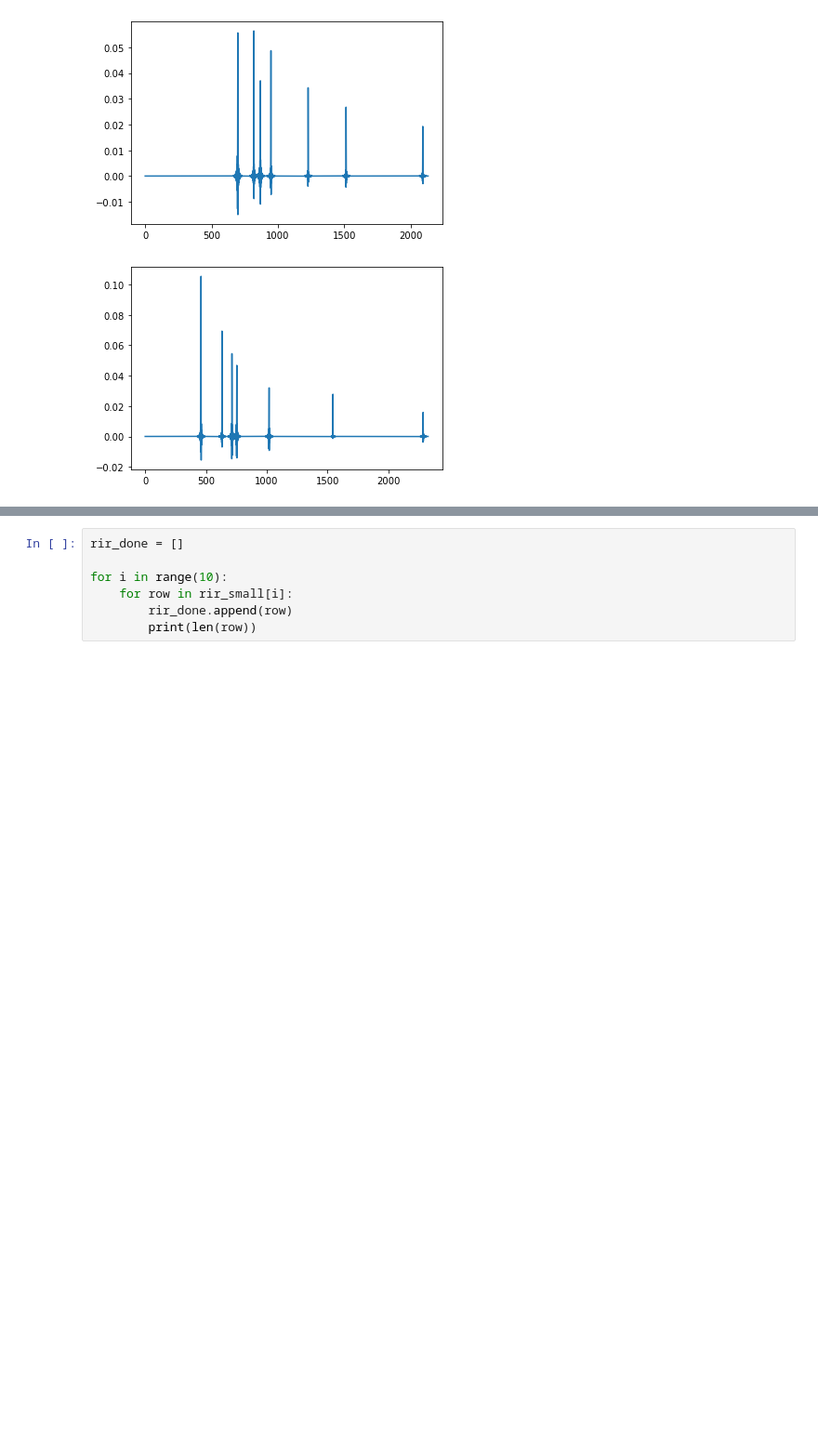
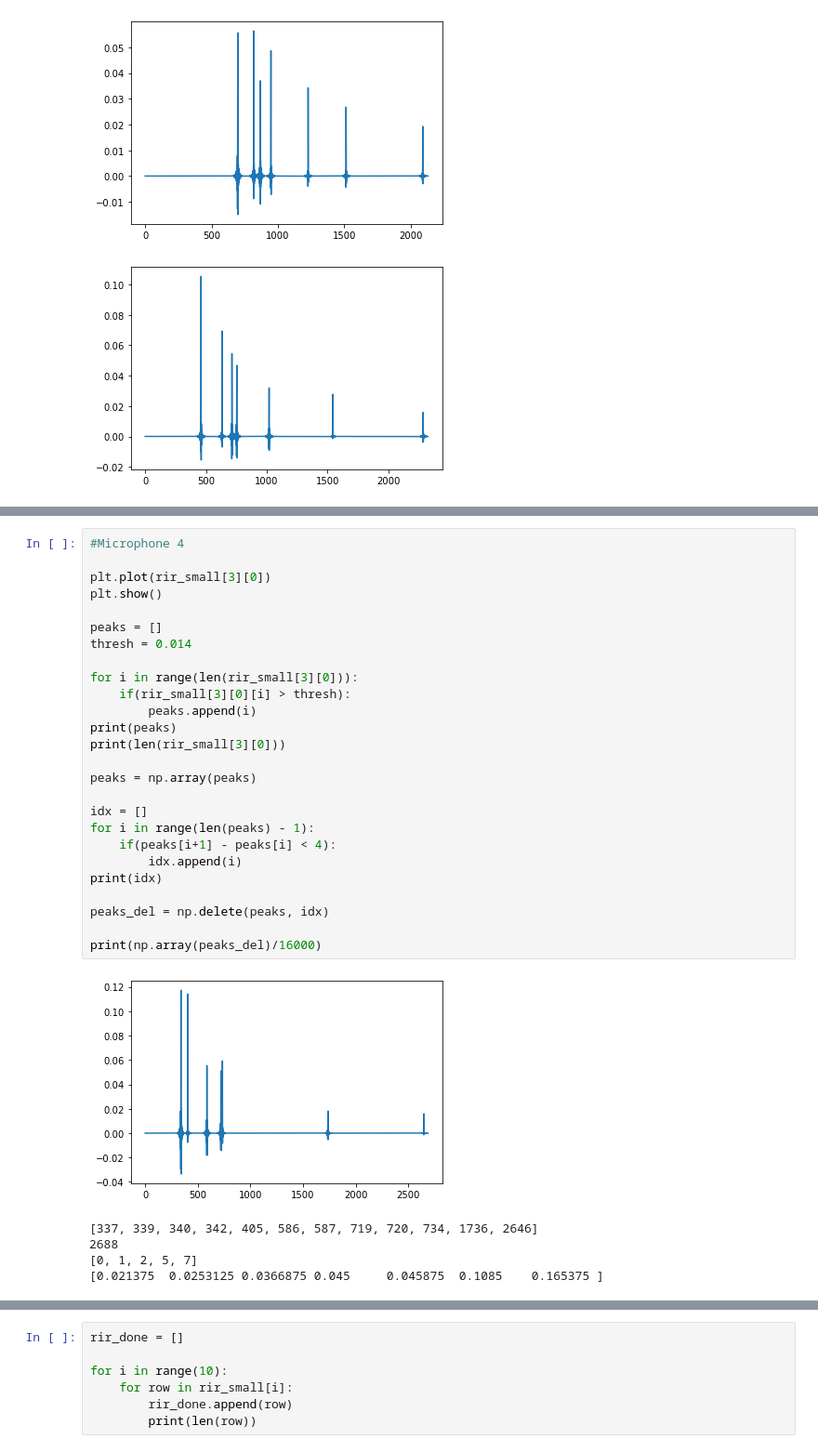
Before and after one commit to bhatiamanav/Localisation, a Jupyter notebook: Integration_Code/Larger_Room.ipynb, the cells around one changed output, grey strips where cells are left out. Shown: that part at 93% size. Saved outputs shown, nothing was run; the diff lists cells and outputs as text; blank space fills up the shorter version.

```diff
--- a/Integration_Code/Larger_Room.ipynb
+++ b/Integration_Code/Larger_Room.ipynb
@@ -94,0 +190,32 @@ plt.show()
+# %%
+#Microphone 4
+
+plt.plot(rir_small[3][0])
+plt.show()
+
+peaks = []
+thresh = 0.014
+
+for i in range(len(rir_small[3][0])):
+    if(rir_small[3][0][i] > thresh):
+        peaks.append(i)
+print(peaks)
+print(len(rir_small[3][0]))
+
+peaks = np.array(peaks)
+
+idx = []
+for i in range(len(peaks) - 1):
+    if(peaks[i+1] - peaks[i] < 4):
+        idx.append(i)
+print(idx)
+
+peaks_del = np.delete(peaks, idx)
+
+print(np.array(peaks_del)/16000)
+# %% [output]
+[figure, added]
+[337, 339, 340, 342, 405, 586, 587, 719, 720, 734, 1736, 2646]
+2688
+[0, 1, 2, 5, 7]
+[0.021375  0.0253125 0.0366875 0.045     0.045875  0.1085    0.165375 ]
```
Also changed, not shown: parts of 23 cells of this notebook, 1 other file.
